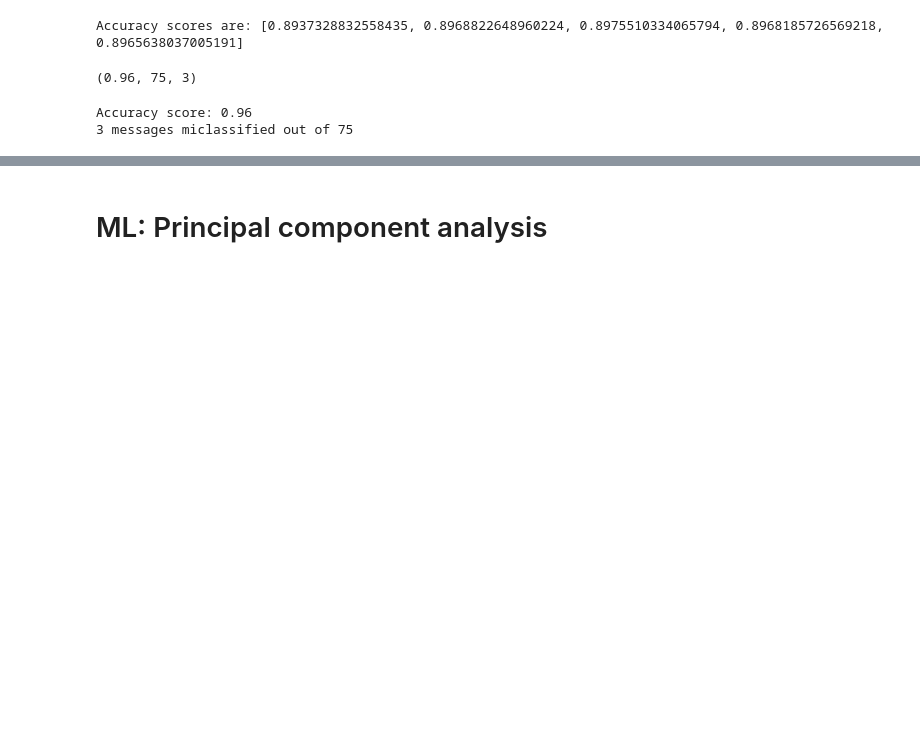
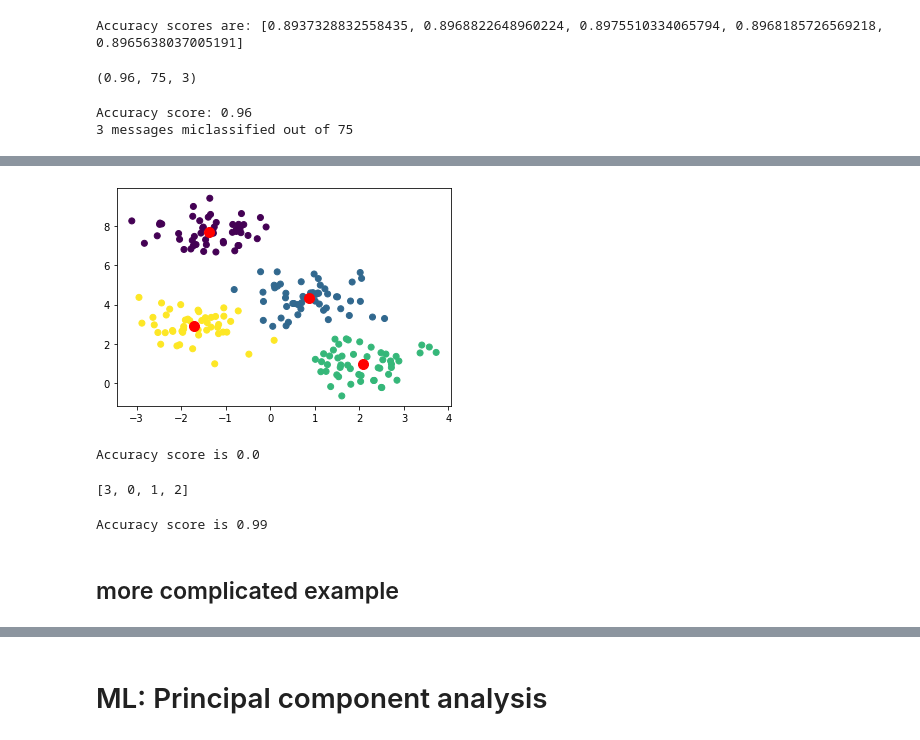
Before and after one commit to annassanchez/HY-2021-DataScience, a Jupyter notebook: week06/week06.ipynb, the cells around one changed output, grey strips where cells are left out. Cells and saved outputs as stored; diff of their text form; code cells hidden in the pictures; blank space fills up the shorter version.

```diff
--- a/week06/week06.ipynb
+++ b/week06/week06.ipynb
@@ -603,0 +657,13 @@ def spam_detection(random_state=0, fraction=1.0):
+# %%
+plt.scatter(X[:,0],X[:,1], c=model.labels_);
+plt.scatter(model.cluster_centers_[:,0], model.cluster_centers_[:,1], s=100, color="red"); # Show the centres
+# %% [output]
+[figure, added]
+# %%
+## the clustering looks correct.
+## to get a more quantitative measure of success we can get the accuracy score
+from sklearn.metrics import accuracy_score
+acc=accuracy_score(y, model.labels_)
+print("Accuracy score is", acc)
+# %% [output]
+Accuracy score is 0.0
@@ -603,0 +682,10 @@ def spam_detection(random_state=0, fraction=1.0):
+# %%
+permutation = find_permutation(4, y, model.labels_)
+print(permutation)
+# %% [output]
+[3, 0, 1, 2]
+# %%
+new_labels = [ permutation[label] for label in model.labels_]   # permute the labels
+print("Accuracy score is", accuracy_score(y, new_labels))
+# %% [output]
+Accuracy score is 0.99
@@ -603,0 +697,2 @@ def spam_detection(random_state=0, fraction=1.0):
+# %% [markdown]
+## more complicated example
```
Also changed, not shown: parts of 26 cells of this notebook.
